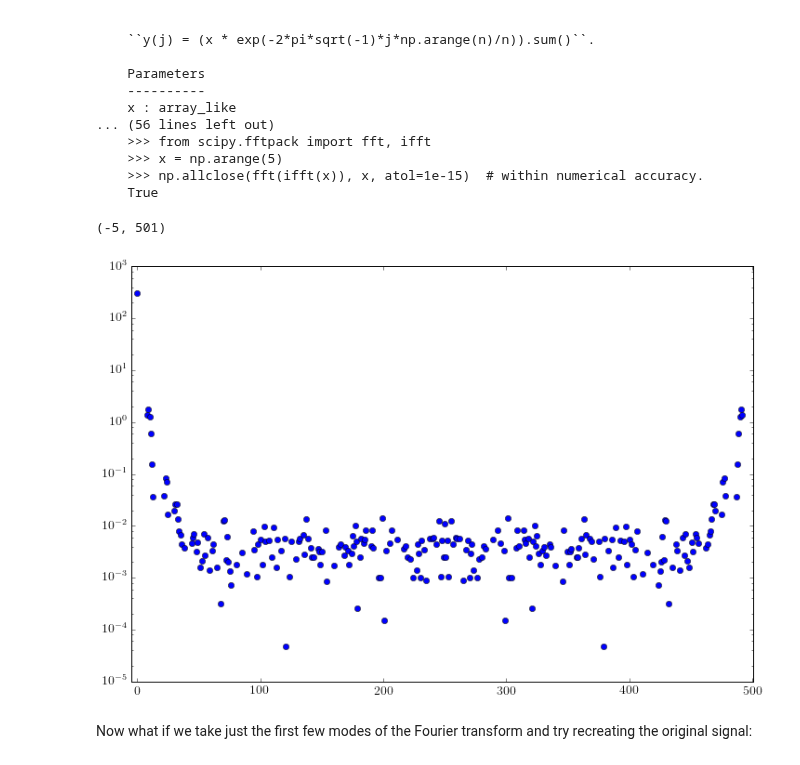
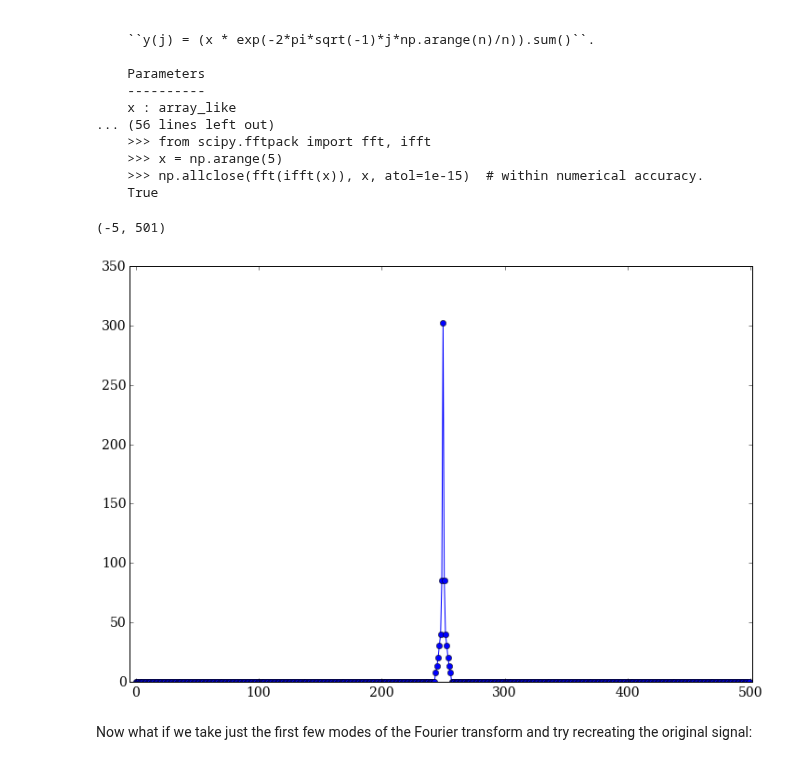
Before and after one commit to YastroML/YastroML, a Jupyter notebook: Session19_141029/Ch10_TimeSeries.ipynb, the cells around one changed output. Drawn from its saved outputs; the diff is of its cells as text; code cells hidden in the pictures.

```diff
--- a/Session19_141029/Ch10_TimeSeries.ipynb
+++ b/Session19_141029/Ch10_TimeSeries.ipynb
@@ -18,7 +15,7 @@ from astroML.datasets import fetch_rrlyrae_templates
 from astroML.plotting import setup_text_plots
 setup_text_plots(fontsize=myfontsize, usetex=True)
 # %%
-plt.rc('text', usetex=True)
+plt.rc('text', usetex=False)
 # %% [markdown]
 # Chapter 10: Time Series Analysis
 # %% [markdown]
@@ -180,11 +183,11 @@ fft(x, n=None, axis=-1, overwrite_x=False)
     >>> np.allclose(fft(ifft(x)), x, atol=1e-15)  # within numerical accuracy.
     True
 # %%
-plt.plot(y_fft.real, 'o')
-plt.yscale('log')
+plt.plot(fftpack.fftshift(np.abs(y_fft)), '-o')
+#plt.yscale('log')
 plt.xlim([-5, 501])
 # %% [output]
 (-5, 501)
-[figure, old version]
+[figure, new version]
 # %% [markdown]
 Now what if we take just the first few modes of the Fourier transform and try recreating the original signal:
```
Also changed, not shown: parts of 13 cells of this notebook.
